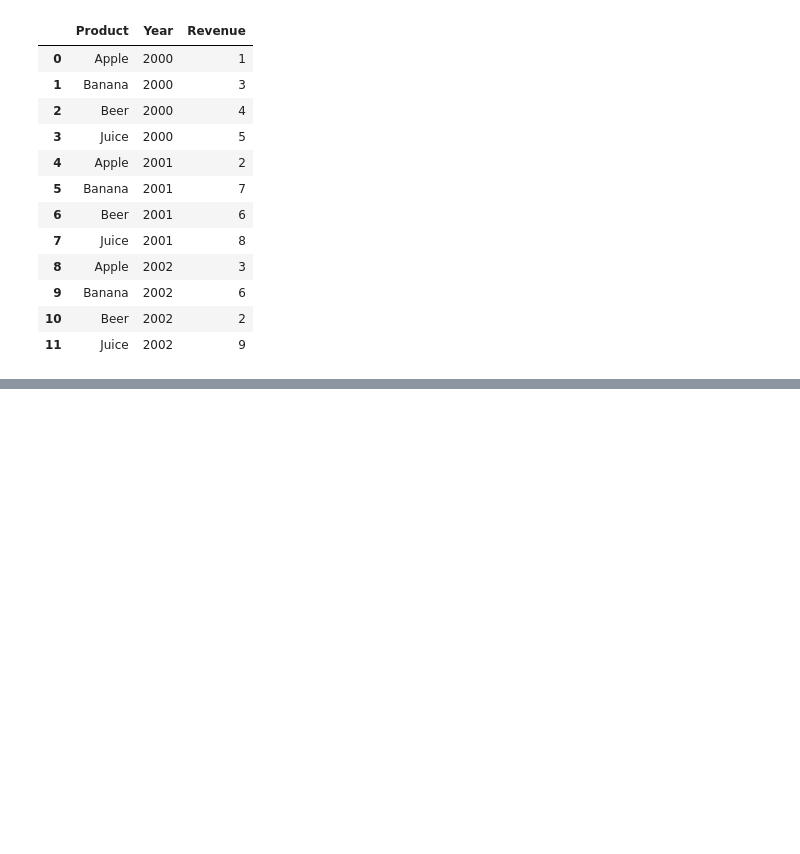
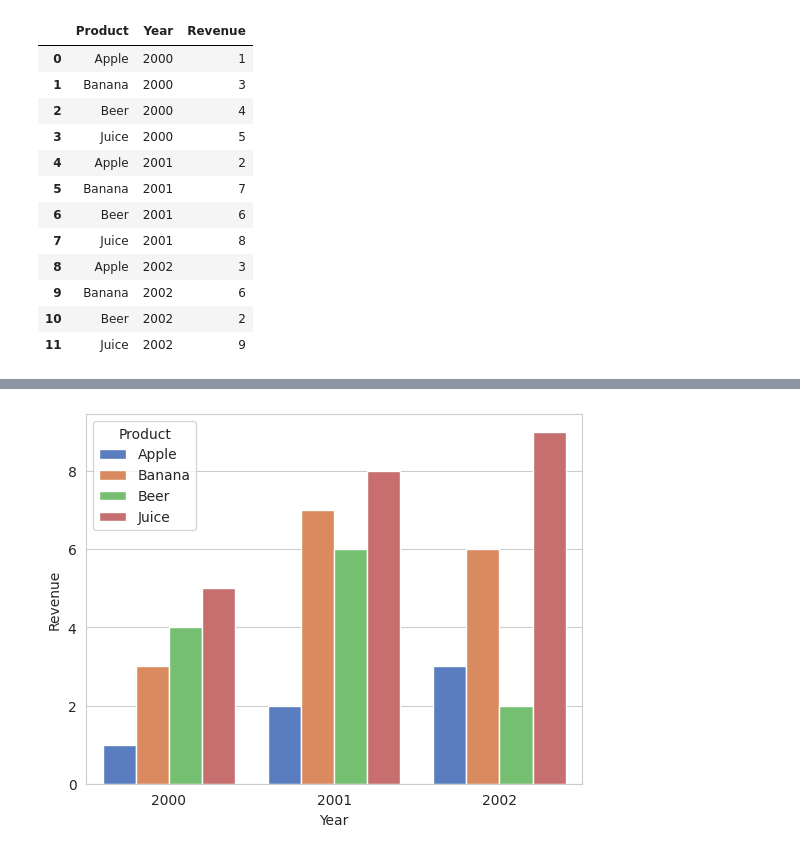
Before and after one commit to esaid/MachineLearning_pandas, a Jupyter notebook: Tutorial_ML.ipynb, the cells around one changed output, grey strips where cells are left out. Drawn from its saved outputs; the diff is of its cells as text; code cells hidden in the pictures; blank space fills up the shorter version.

```diff
--- a/Tutorial_ML.ipynb
+++ b/Tutorial_ML.ipynb
@@ -1295,0 +1329,6 @@ df.head(20)
+# %%
+fig, ax =plt.subplots()
+sns.barplot(x='Year', y='Revenue', hue='Product', data=df, palette='muted', estimator=sum, ax=ax)
+plt.show()
+# %% [output]
+[figure, added]
```
Also changed, not shown: parts of 5 cells of this notebook.
